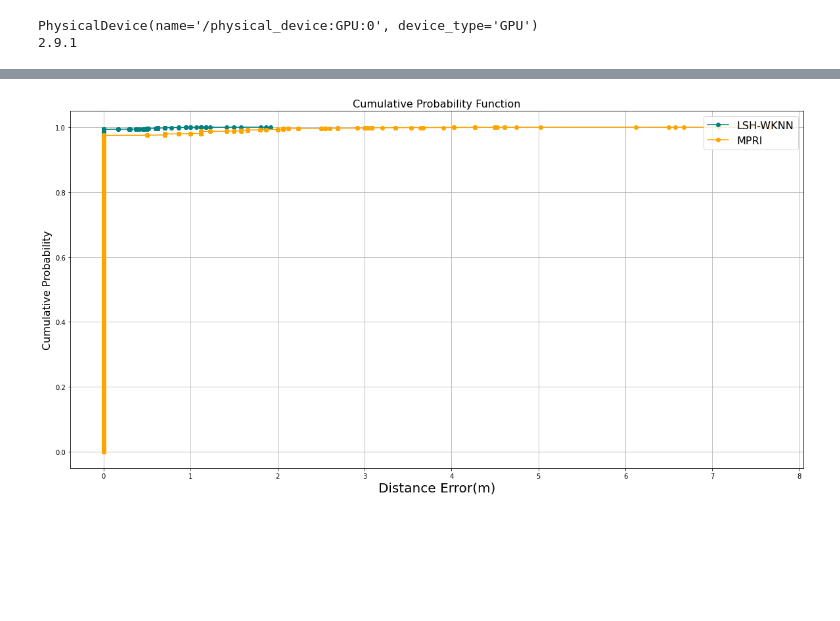
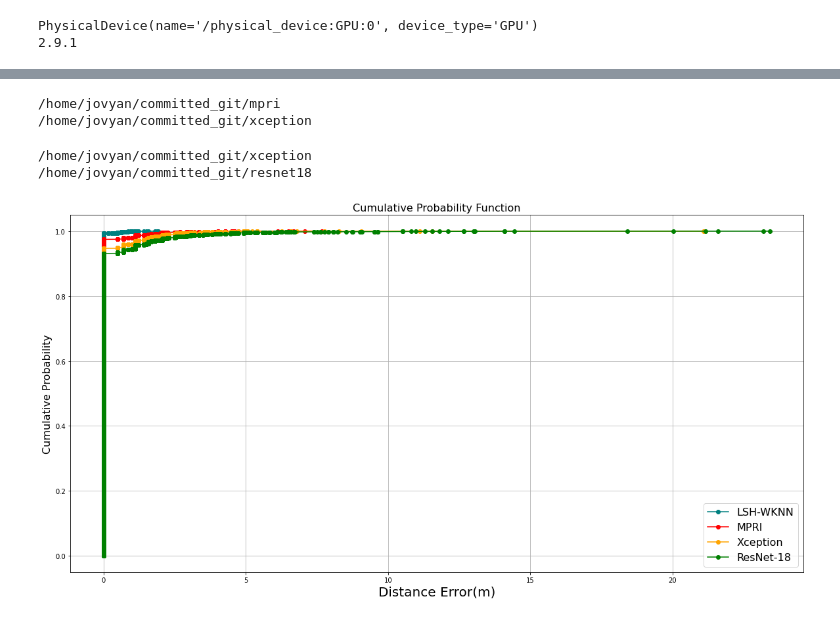
Before and after one commit to jinyangp/dso_localisation, a Jupyter notebook: models_evaluation/evaluation.ipynb, the cells around one changed output, grey strips where cells are left out. Saved outputs shown, nothing was run; the diff lists cells and outputs as text; code cells hidden in the pictures; blank space fills up the shorter version.

```diff
--- a/models_evaluation/evaluation.ipynb
+++ b/models_evaluation/evaluation.ipynb
@@ -45,15 +45,41 @@ mpri_cdfvals = np.load('mpri_cdf_vals.npy')
+# %%
+# Get Xception results
+
+print(os.getcwd())
+os.chdir('../xception')
+print(os.getcwd())
+
+xception_sortederrs = np.load('xception_sorted_errors.npy')
+xception_cdfvals = np.load('xception_cdf_vals.npy')
+# %% [output]
+/home/jovyan/committed_git/mpri
+/home/jovyan/committed_git/xception
+# %%
+# Get ResNet-18 results
+
+print(os.getcwd())
+os.chdir('../resnet18')
+print(os.getcwd())
+
+resnet18_sortederrs = np.load('resnet18_sorted_errors.npy')
+resnet18_cdfvals = np.load('resnet18_cdf_vals.npy')
+# %% [output]
+/home/jovyan/committed_git/xception
+/home/jovyan/committed_git/resnet18
 # %%
 import matplotlib.pyplot as plt
 
 plt.rcParams['figure.figsize'] = [20, 10]
 
 plt.plot(wknn_sortederrs, wknn_cdfvals, marker='o', color = 'teal', label = 'LSH-WKNN')
-plt.plot(mpri_sortederrs, mpri_cdfvals, marker='o', color = 'orange', label = 'MPRI')
+plt.plot(mpri_sortederrs, mpri_cdfvals, marker='o', color = 'red', label = 'MPRI')
+plt.plot(xception_sortederrs, xception_cdfvals, marker='o', color = 'orange', label = 'Xception')
+plt.plot(resnet18_sortederrs, resnet18_cdfvals, marker='o', color = 'green', label = 'ResNet-18')
 plt.xlabel('Distance Error(m)', fontsize = 20)
 plt.ylabel('Cumulative Probability', fontsize = 16)
 plt.title('Cumulative Probability Function', fontsize = 16)
-plt.legend(loc='upper right', fontsize = 16)
+plt.legend(loc='lower right', fontsize = 16)
 plt.grid(True)
 plt.show()
 # %% [output]
-[figure, old version]
+[figure, new version]
```
Also changed, not shown: parts of 2 cells of this notebook.
